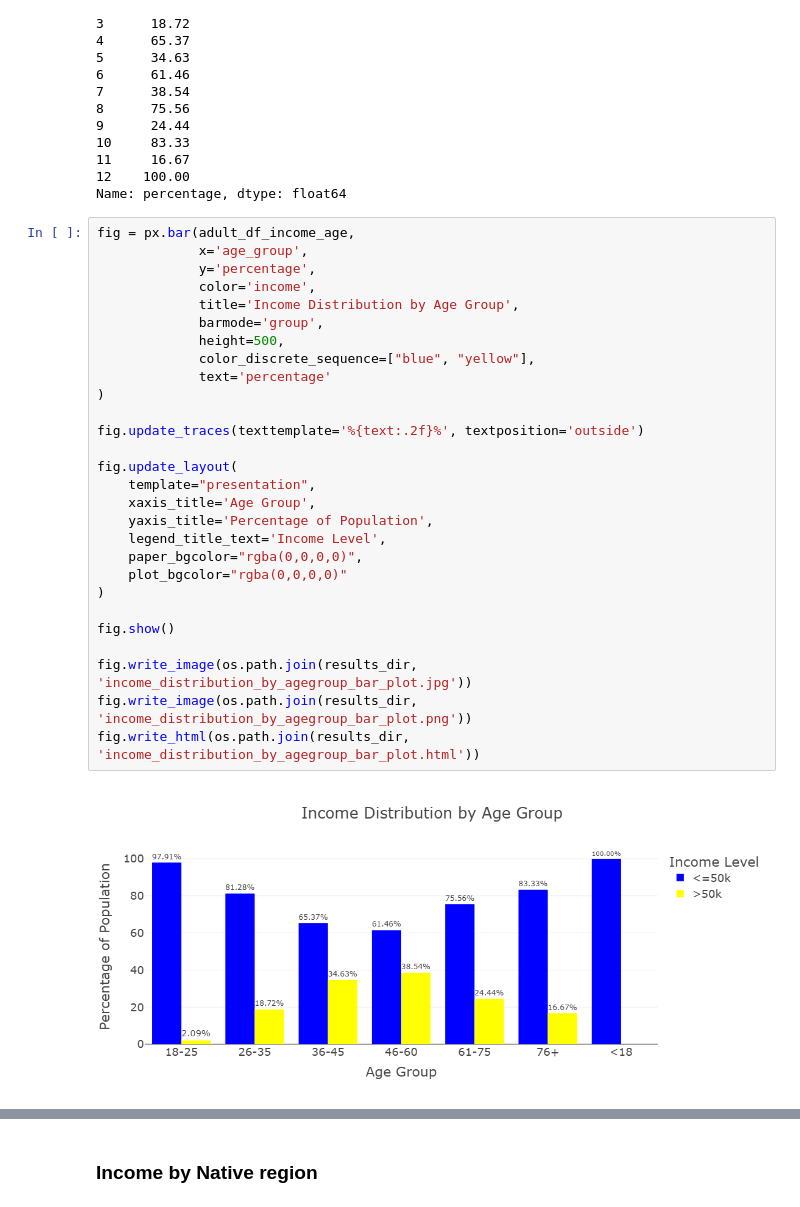
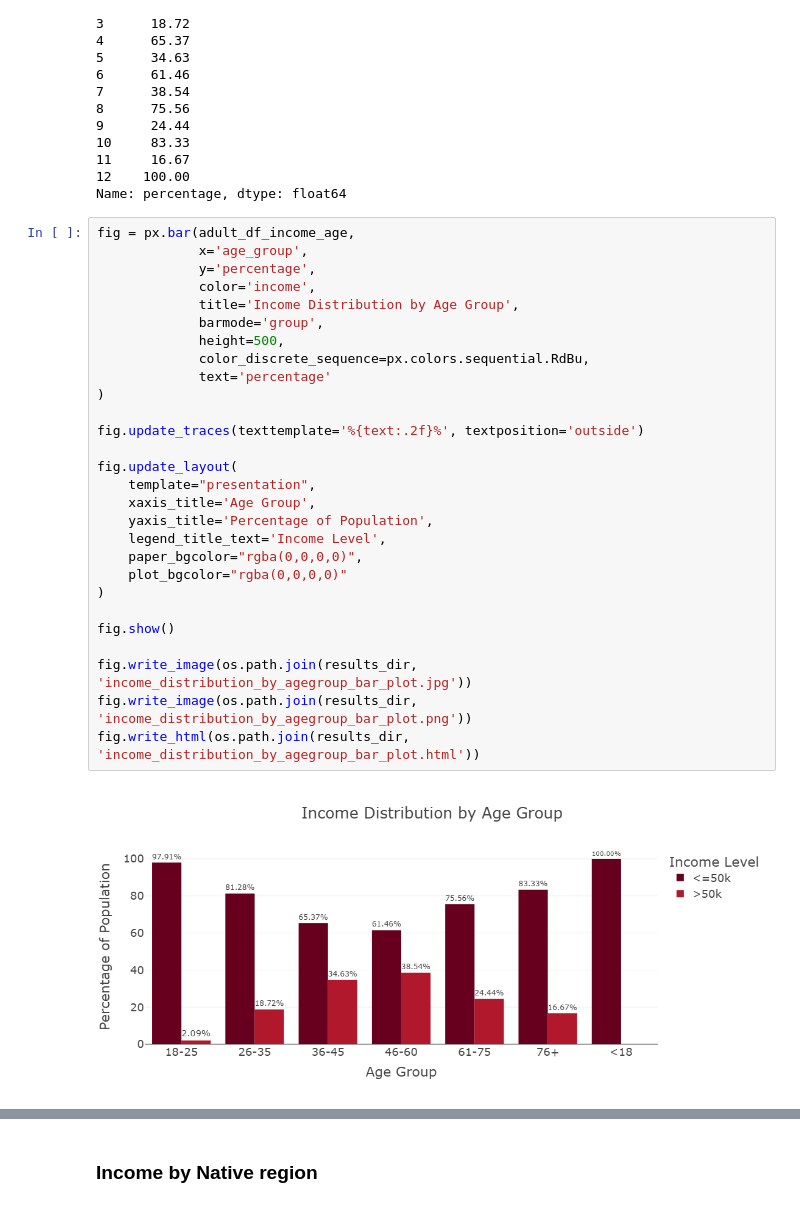
Before and after one commit to NIWENSHUTI/Adult_Income, a Jupyter notebook: notebooks/data_analysis.ipynb, the cells around one changed output, grey strips where cells are left out. Drawn from its saved outputs; the diff is of its cells as text.

```diff
--- a/notebooks/data_analysis.ipynb
+++ b/notebooks/data_analysis.ipynb
@@ -220,30 +222,30 @@ Name: percentage, dtype: float64
 # %%
 fig = px.bar(adult_df_income_age,
              x='age_group',
              y='percentage',
              color='income',
              title='Income Distribution by Age Group',
              barmode='group',
              height=500,
-             color_discrete_sequence=["blue", "yellow"],
+             color_discrete_sequence=px.colors.sequential.RdBu,
              text='percentage'
 )
 
 fig.update_traces(texttemplate='%{text:.2f}%', textposition='outside')
 
 fig.update_layout(
     template="presentation",
     xaxis_title='Age Group',
     yaxis_title='Percentage of Population',
     legend_title_text='Income Level',
     paper_bgcolor="rgba(0,0,0,0)",
     plot_bgcolor="rgba(0,0,0,0)"
 )
 
 fig.show()
 
 fig.write_image(os.path.join(results_dir, 'income_distribution_by_agegroup_bar_plot.jpg'))
 fig.write_image(os.path.join(results_dir, 'income_distribution_by_agegroup_bar_plot.png'))
 fig.write_html(os.path.join(results_dir, 'income_distribution_by_agegroup_bar_plot.html'))
 # %% [output]
-[figure, old version]
+[figure, new version]
```
Also changed, not shown: parts of 12 cells of this notebook, 13 other files.
